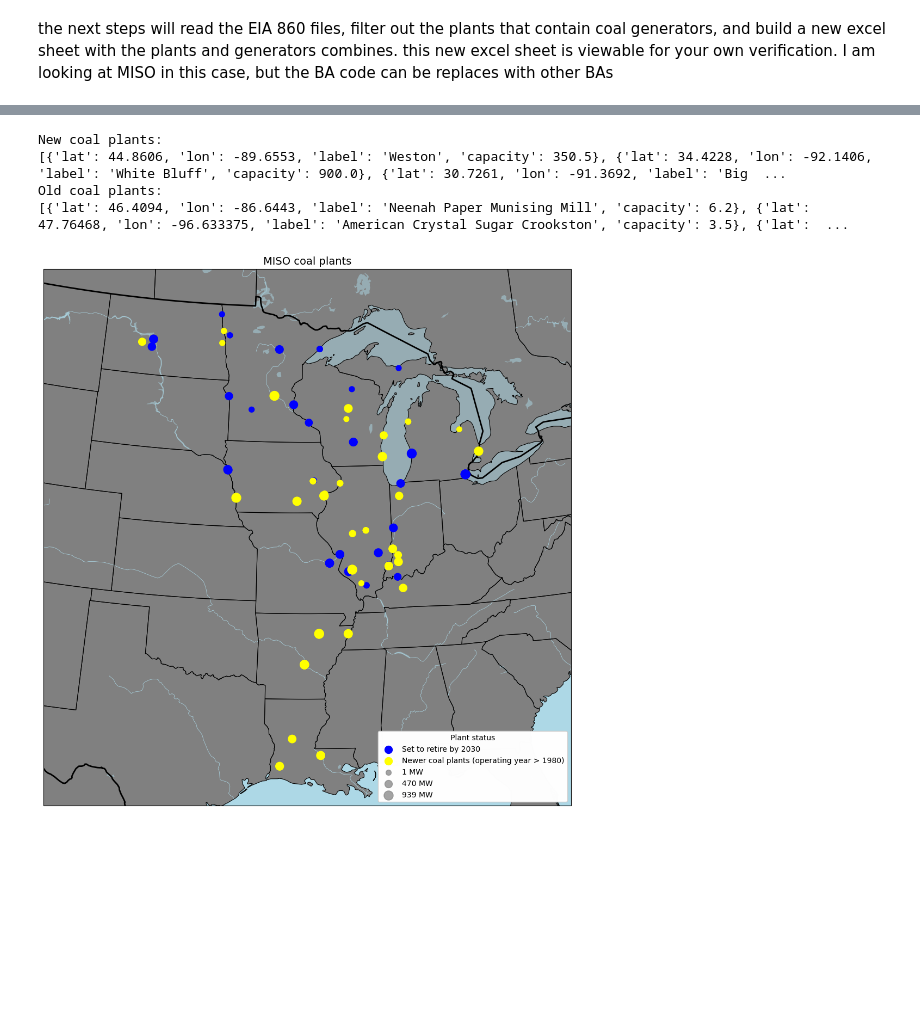
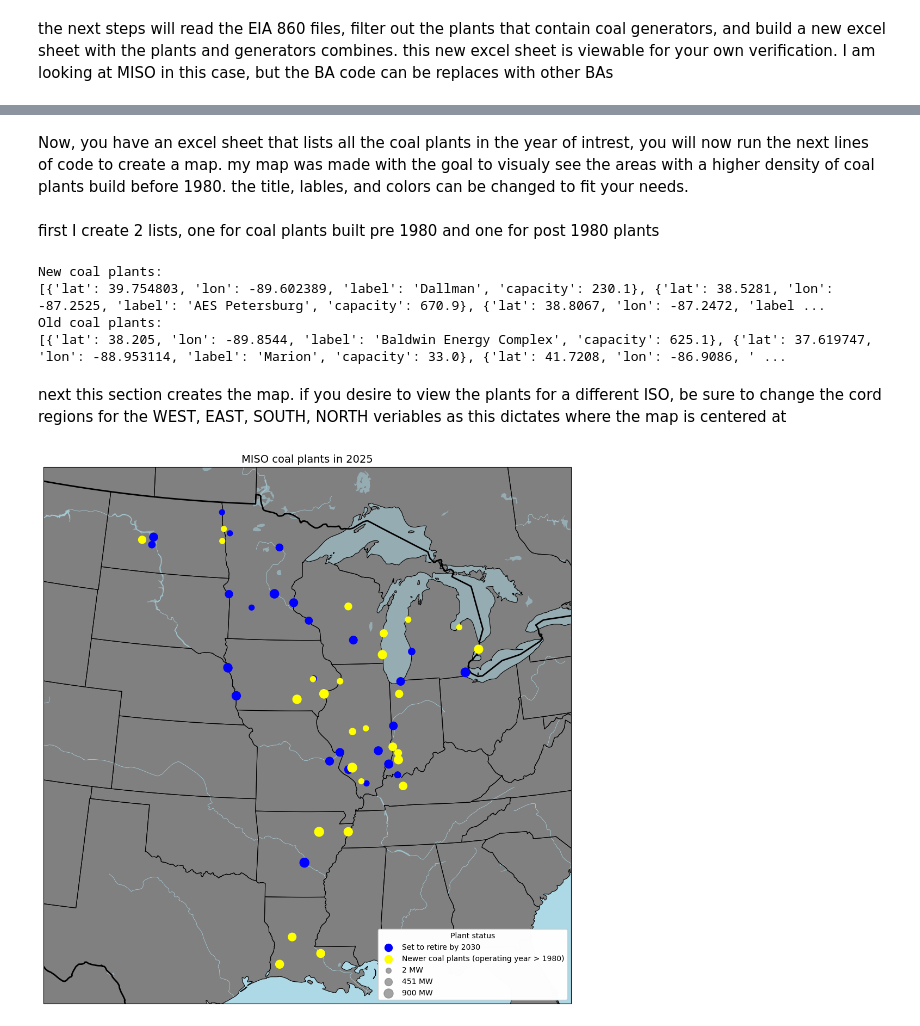
Before and after one commit to mariamtshaaban05-cpu/DTES_Reproducible_Code, a Jupyter notebook: maping/mapping_MISO_coal_plants copy.ipynb, the cells around one changed output, grey strips where cells are left out. Cells and saved outputs as stored; diff of their text form; code cells hidden in the pictures; blank space fills up the shorter version.

Commit message:
Updated coal plants copy map making

```diff
--- a/maping/mapping_MISO_coal_plants copy.ipynb
+++ b/maping/mapping_MISO_coal_plants copy.ipynb
@@ -79,5 +81,9 @@ Total matches: 58
+# %% [markdown]
+Now, you have an excel sheet that lists all the coal plants in the year of intrest, you will now run the next lines of code to create a map. my map was made with the goal to visualy see the areas with a higher density of coal plants build before 1980. the title, lables, and colors can be changed to fit your needs.
 # %%
-miso_coal_plants = pd.read_excel("MISO_coal_plants_output.xlsx")
+miso_coal_plants = pd.read_excel("merged_MISO_coal_" + str(year) + ".xlsx")
+# %% [markdown]
+first I create 2 lists, one for coal plants built pre 1980 and one for post 1980 plants
 # %%
 coal_coords_new = []
 coal_coords_old = []
@@ -99,9 +105,11 @@ print("Old coal plants:")
 print(coal_coords_old)
 # %% [output]
 New coal plants:
-[{'lat': 44.8606, 'lon': -89.6553, 'label': 'Weston', 'capacity': 350.5}, {'lat': 34.4228, 'lon': -92.1406, 'label': 'White Bluff', 'capacity': 900.0}, {'lat': 30.7261, 'lon': -91.3692, 'label': 'Big  ...
+[{'lat': 39.754803, 'lon': -89.602389, 'label': 'Dallman', 'capacity': 230.1}, {'lat': 38.5281, 'lon': -87.2525, 'label': 'AES Petersburg', 'capacity': 670.9}, {'lat': 38.8067, 'lon': -87.2472, 'label ...
 Old coal plants:
-[{'lat': 46.4094, 'lon': -86.6443, 'label': 'Neenah Paper Munising Mill', 'capacity': 6.2}, {'lat': 47.76468, 'lon': -96.633375, 'label': 'American Crystal Sugar Crookston', 'capacity': 3.5}, {'lat':  ...
+[{'lat': 38.205, 'lon': -89.8544, 'label': 'Baldwin Energy Complex', 'capacity': 625.1}, {'lat': 37.619747, 'lon': -88.953114, 'label': 'Marion', 'capacity': 33.0}, {'lat': 41.7208, 'lon': -86.9086, ' ...
+# %% [markdown]
+next this section creates the map. if you desire to view the plants for a different ISO, be sure to change the cord regions for the WEST, EAST, SOUTH, NORTH veriables as this dictates where the map is centered at
 # %%
 import matplotlib.pyplot as plt
 import cartopy.crs as ccrs
@@ -176,66 +184,38 @@ ax.scatter(
 )
 
 
-
-
-
-
-## --- Plot labels ---
-#for lat, lon, label in zip(old_lats, old_lons, old_labels):
-#    ax.text(
-#        lon + 0.3, lat + 0.3,
-#        transform=ccrs.PlateCarree(),
-#        fontsize=8,
-#        fontweight="bold",
-#        color="black",
-#        bbox=dict(
-#            facecolor="white",
-#            alpha=0.6,
-#            edgecolor="none",
-#            boxstyle="round,pad=0.2"
-#        )
-#    )
-
-ax.set_title("MISO coal plants", fontsize=14)
+ax.set_title("MISO coal plants in " + str(year), fontsize=14)
 
 # --- Build a size legend for capacity (MW) ---
 # Pick a few representative capacity values spanning the actual data range
 all_capacities = np.array(old_capacity + new_capacity, dtype=float)
 cap_min, cap_max = all_capacities.min(), all_capacities.max()
 legend_caps = np.linspace(cap_min, cap_max, 3)
 
 # Re-scale relative to the *combined* min/max so proxy dots match the real ones
 def scale_to_combined(caps_subset):
     return 50 + (np.array(caps_subset) - cap_min) / (cap_max - cap_min) * (150 - 50)
 legend_sizes = scale_to_combined(legend_caps)
 
 size_handles = [
     plt.scatter([], [], s=s, color="gray", alpha=0.7,
                 label=f"{int(round(c))} MW")
     for c, s in zip(legend_caps, legend_sizes)
 ]
 
 # --- Combine color legend (categories) and size legend (capacity) ---
 color_handles, color_labels = ax.get_legend_handles_labels()
 
 color_legend = ax.legend(
     handles=color_handles,
     loc="lower right",
     title="Plant status",
     framealpha=0.9
 )
 ax.add_artist(color_legend)  # keep this legend when adding the second one
 
-#ax.legend(
-#    handles=size_handles,
-#    loc="lower left",
-#    title="Dot size = Summer capacity (MW)",
-#    framealpha=0.9,
-#    labelspacing=1.5,
-#    borderpad=1.2
-#)
 
 plt.tight_layout()
 plt.show()
 # %% [output]
-[figure, old version]
+[figure, new version]
```
Also changed, not shown: parts of 3 cells of this notebook.
